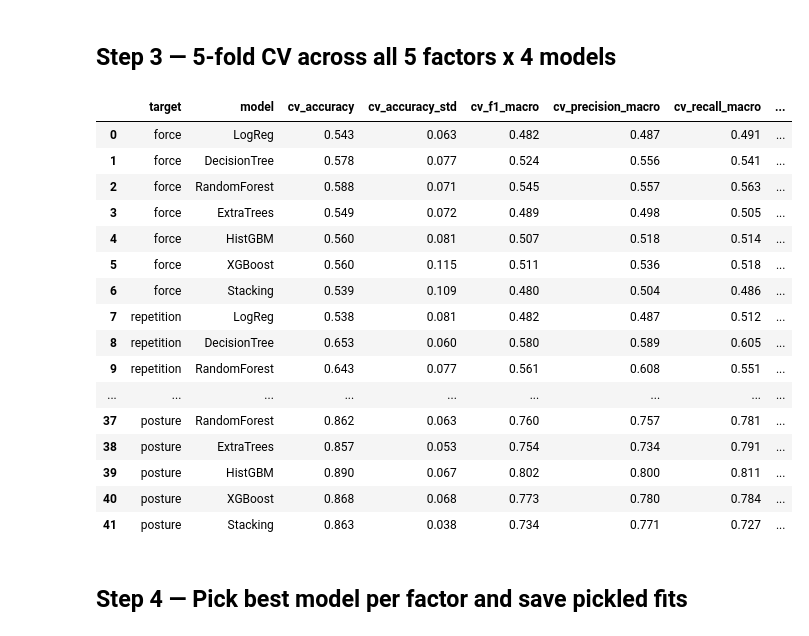
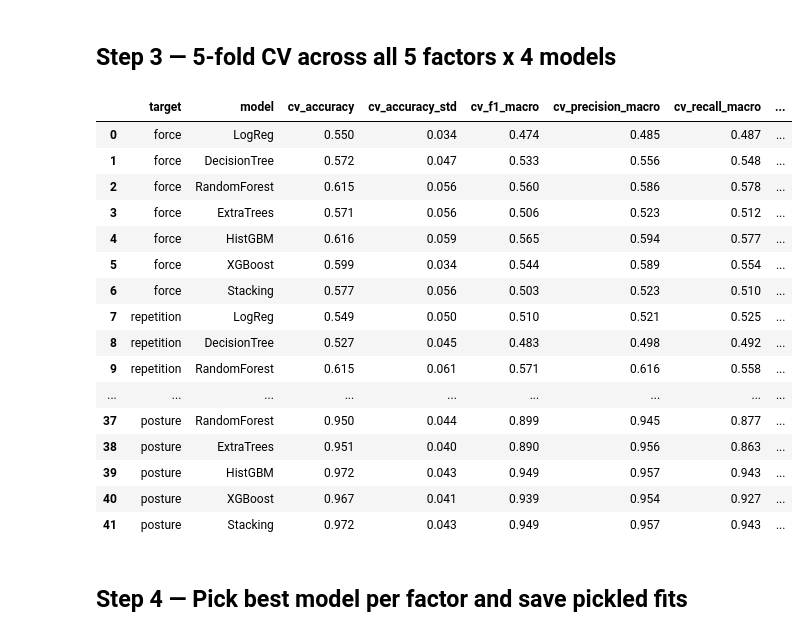
Before and after one commit to AilaVishnu/ergonomic-risk-factor-prediction, a Jupyter notebook: notebooks/06_modeling.ipynb, the cells around one changed output. Cells and saved outputs as stored; diff of their text form; code cells hidden in the pictures.

```diff
--- a/notebooks/06_modeling.ipynb
+++ b/notebooks/06_modeling.ipynb
@@ -37,27 +37,49 @@ data = df.copy()
 for t in targets:
     data[t] = risk[t].values
 
-# Interaction features live in model_ready.csv (computed in Phase 2 Step 6)
+# Survey feature pool used by all 6 risk factors
 feature_pool = ['workload_score', 'fatigue_score',
                 'age_ord', 'income_ord', 'education_ord', 'job_duration_ord',
                 'work_hours_num', 'work_days_num', 'deliveries_num', 'rest_break_num',
                 'vehicle_rank', 'carrying_contact_rank',
                 'force_exertion', 'vibration_index',
                 'workload_x_fatigue', 'workload_x_age', 'force_x_age',
-                'fatigue_x_jobdur', 'deliv_x_days']
+                'fatigue_x_jobdur', 'deliv_x_days',
+                'gender_rank', 'region_rank', 'marital_rank', 'platform_rank',
+                'break_type_rank', 'tobacco_ord', 'alcohol_ord',
+                'nmq_neck', 'nmq_shoulders', 'nmq_upper_back', 'nmq_lower_back',
+                'nmq_elbows', 'nmq_wrists_hands', 'nmq_hips_thighs', 'nmq_knees',
+                'nmq_ankles_feet',
+                'd7_neck', 'd7_lower_back', 'd7_knees', 'd7_wrist_hands',
+                'out_reduced_perf', 'out_taken_leave', 'out_consulted_doctor',
+                'out_riding_worsens', 'out_carrying_worsens']
 
-# Drop each factor's defining inputs and any interaction that includes them
+# Posture also takes the 11 RULA components + 8 QEC scores (the full xlsx
+# observation set). Derived RULA Table A/B/C are excluded because they are
+# computed FROM the 11 components and would be direct leakage on posture_risk.
+rula_components = ['upper_arm', 'lower_arm', 'wrist', 'wrist_twist',
+                   'neck_position', 'trunk_position', 'legs',
+                   'muscle_a', 'force_a', 'muscle_b', 'force_b']
+
+qec_scores = ['qec_back', 'qec_shoulder_arm', 'qec_wrist_hand', 'qec_neck',
+              'qec_driving', 'qec_vibration', 'qec_work_pace', 'qec_stress']
+
 exclude_per_target = {
     'force_risk_code':          ['force_exertion', 'force_x_age'],
     'repetition_risk_code':     ['deliveries_num', 'work_hours_num', 'deliv_x_days'],
     'duration_risk_code':       ['work_hours_num', 'vibration_index'],
     'vibration_risk_code':      ['vibration_index', 'vehicle_rank', 'work_hours_num'],
     'contact_stress_risk_code': ['carrying_contact_rank', 'work_hours_num'],
-    'posture_risk_code':        ['fatigue_score', 'work_hours_num',
-                                 'workload_x_fatigue', 'fatigue_x_jobdur'],
+    'posture_risk_code':        [],
 }
 
-for t, drops in exclude_per_target.items():
-    feats = [f for f in feature_pool if f not in drops]
-    print(f'{t:28s}  drop {drops}  -> {len(feats)} features')
+def features_for(target):
+    base = [f for f in feature_pool if f not in exclude_per_target[target]]
+    if target == 'posture_risk_code':
+        return base + rula_components + qec_scores
+    return base
+
+for t in targets:
+    feats = features_for(t)
+    print(f'{t:28s}  -> {len(feats)} features')
 # %% [output]
@@ -136,8 +158,8 @@ scoring = ['accuracy', 'f1_macro', 'precision_macro', 'recall_macro']
 
 cv_rows = []
 best_params_log = {}
-for target, drops in exclude_per_target.items():
-    feats = [f for f in feature_pool if f not in drops]
+for target in targets:
+    feats = features_for(target)
     X = data[feats]
     y = LabelEncoder().fit_transform(data[target])
 
@@ -147,50 +169,49 @@ for target, drops in exclude_per_target.items():
     k = max(1, min(5, int(min_class * 0.8) - 1))
 
     for name, model in base_models().items():
         pipe = smote_pipe(model, k=k)
         gs = GridSearchCV(pipe, param_grids[name], cv=cv, scoring='f1_macro',
                           n_jobs=-1, refit=False)
         gs.fit(X, y)
         best_params_log[(target, name)] = gs.best_params_
 
-        # Score the tuned pipeline with the full set of metrics
         tuned_pipe = smote_pipe(base_models()[name], k=k)
         tuned_pipe.set_params(**gs.best_params_)
         s = cross_validate(tuned_pipe, X, y, cv=cv, scoring=scoring,
                            return_train_score=True, n_jobs=-1)
         cv_rows.append({
             'target':              target.replace('_risk_code', ''),
             'model':               name,
             'cv_accuracy':         round(s['test_accuracy'].mean(),  3),
             'cv_accuracy_std':     round(s['test_accuracy'].std(),   3),
             'cv_f1_macro':         round(s['test_f1_macro'].mean(),  3),
             'cv_precision_macro':  round(s['test_precision_macro'].mean(), 3),
             'cv_recall_macro':     round(s['test_recall_macro'].mean(),    3),
             'train_accuracy':      round(s['train_accuracy'].mean(), 3),
             'overfit_gap':         round(s['train_accuracy'].mean() - s['test_accuracy'].mean(), 3),
         })
 
 cv_df = pd.DataFrame(cv_rows)
 cv_df.to_csv(TABLES / 'cv_results.csv', index=False)
 cv_df
 # %% [output]
 |  | target | model | cv_accuracy | cv_accuracy_std | cv_f1_macro | cv_precision_macro | cv_recall_macro | ... |
-| 0 | force | LogReg | 0.543 | 0.063 | 0.482 | 0.487 | 0.491 | ... |
-| 1 | force | DecisionTree | 0.578 | 0.077 | 0.524 | 0.556 | 0.541 | ... |
-| 2 | force | RandomForest | 0.588 | 0.071 | 0.545 | 0.557 | 0.563 | ... |
-| 3 | force | ExtraTrees | 0.549 | 0.072 | 0.489 | 0.498 | 0.505 | ... |
-| 4 | force | HistGBM | 0.560 | 0.081 | 0.507 | 0.518 | 0.514 | ... |
-| 5 | force | XGBoost | 0.560 | 0.115 | 0.511 | 0.536 | 0.518 | ... |
-| 6 | force | Stacking | 0.539 | 0.109 | 0.480 | 0.504 | 0.486 | ... |
-| 7 | repetition | LogReg | 0.538 | 0.081 | 0.482 | 0.487 | 0.512 | ... |
-| 8 | repetition | DecisionTree | 0.653 | 0.060 | 0.580 | 0.589 | 0.605 | ... |
-| 9 | repetition | RandomForest | 0.643 | 0.077 | 0.561 | 0.608 | 0.551 | ... |
+| 0 | force | LogReg | 0.550 | 0.034 | 0.474 | 0.485 | 0.487 | ... |
+| 1 | force | DecisionTree | 0.572 | 0.047 | 0.533 | 0.556 | 0.548 | ... |
+| 2 | force | RandomForest | 0.615 | 0.056 | 0.560 | 0.586 | 0.578 | ... |
+| 3 | force | ExtraTrees | 0.571 | 0.056 | 0.506 | 0.523 | 0.512 | ... |
+| 4 | force | HistGBM | 0.616 | 0.059 | 0.565 | 0.594 | 0.577 | ... |
+| 5 | force | XGBoost | 0.599 | 0.034 | 0.544 | 0.589 | 0.554 | ... |
+| 6 | force | Stacking | 0.577 | 0.056 | 0.503 | 0.523 | 0.510 | ... |
+| 7 | repetition | LogReg | 0.549 | 0.050 | 0.510 | 0.521 | 0.525 | ... |
+| 8 | repetition | DecisionTree | 0.527 | 0.045 | 0.483 | 0.498 | 0.492 | ... |
+| 9 | repetition | RandomForest | 0.615 | 0.061 | 0.571 | 0.616 | 0.558 | ... |
 | ... | ... | ... | ... | ... | ... | ... | ... | ... |
-| 37 | posture | RandomForest | 0.862 | 0.063 | 0.760 | 0.757 | 0.781 | ... |
-| 38 | posture | ExtraTrees | 0.857 | 0.053 | 0.754 | 0.734 | 0.791 | ... |
-| 39 | posture | HistGBM | 0.890 | 0.067 | 0.802 | 0.800 | 0.811 | ... |
-| 40 | posture | XGBoost | 0.868 | 0.068 | 0.773 | 0.780 | 0.784 | ... |
-| 41 | posture | Stacking | 0.863 | 0.038 | 0.734 | 0.771 | 0.727 | ... |
+| 37 | posture | RandomForest | 0.950 | 0.044 | 0.899 | 0.945 | 0.877 | ... |
+| 38 | posture | ExtraTrees | 0.951 | 0.040 | 0.890 | 0.956 | 0.863 | ... |
+| 39 | posture | HistGBM | 0.972 | 0.043 | 0.949 | 0.957 | 0.943 | ... |
+| 40 | posture | XGBoost | 0.967 | 0.041 | 0.939 | 0.954 | 0.927 | ... |
+| 41 | posture | Stacking | 0.972 | 0.043 | 0.949 | 0.957 | 0.943 | ... |
 # %% [markdown]
 ## Step 4 — Pick best model per factor and save pickled fits
 # %%
```
Also changed, not shown: parts of 5 cells of this notebook.
